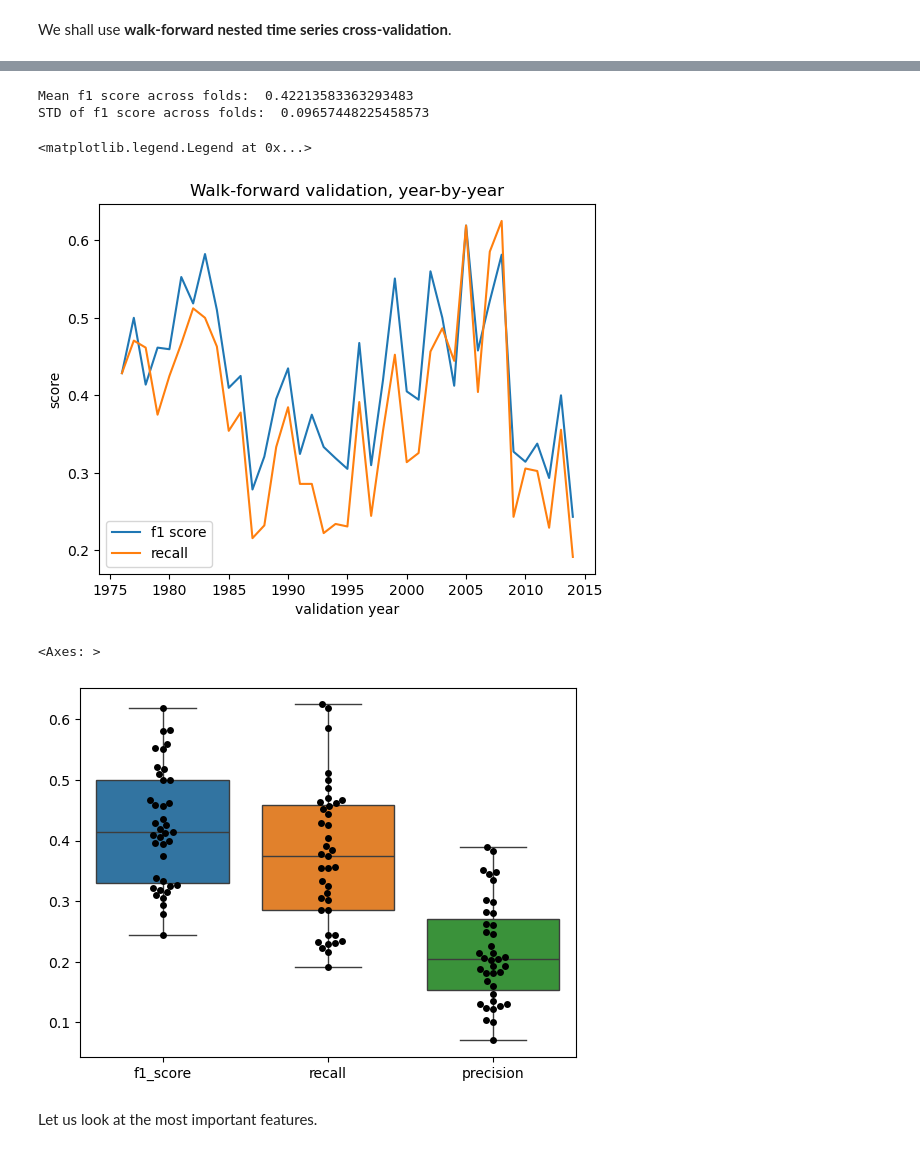
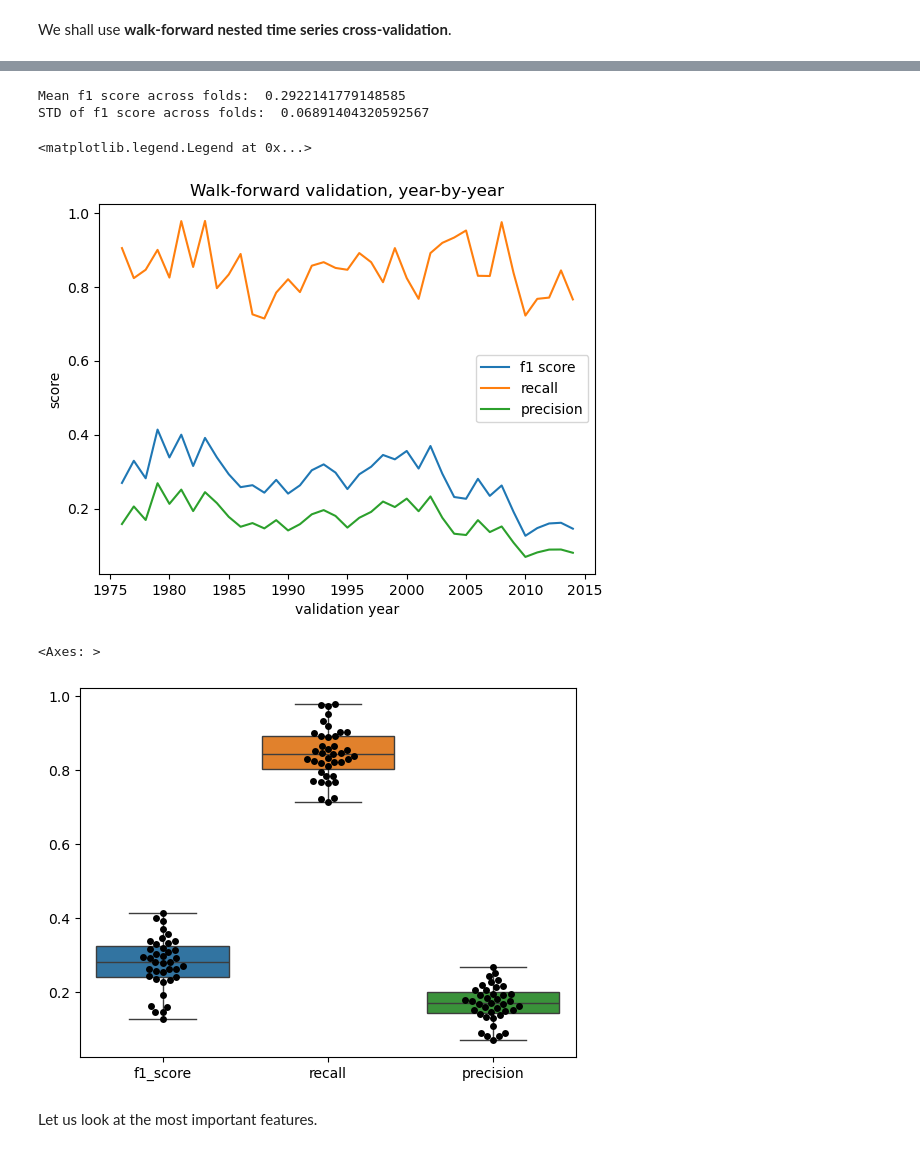
Before and after one commit to Erdos-Projects/summer26-nomination-worthy-books, a Jupyter notebook: CLEAN-REPO/models/logistic_reg.ipynb, the cells around one changed output, grey strips where cells are left out. Drawn from its saved outputs; the diff is of its cells as text; code cells hidden in the pictures.

```diff
--- a/CLEAN-REPO/models/logistic_reg.ipynb
+++ b/CLEAN-REPO/models/logistic_reg.ipynb
@@ -55,7 +55,7 @@ feature_preprocessing = ColumnTransformer(
     transformers=[
         ('numerical_scaling', YearByYearStandardScaler(year_column='release_year', scale_columns=numerical_features), numerical_features + ['release_year']),
         # ('bool_to_int', FunctionTransformer(lambda x: x.astype(int), feature_names_out='one-to-one'), bool_features),
-        # ('onehot', categorical_pipeline, categorical_features),
+        ('onehot', categorical_pipeline, categorical_features),
     ('tag_similarity', YearlyGenreTagScaler(tag_columns=list(tag_dataframe.columns), year_column='release_year'), list(tag_dataframe.columns) + ['release_year']) ,
     ('nominee_similarity', YearlyPastNomineeSimilarityScaler(tag_columns=list(tag_dataframe.columns), year_column='release_year'), list(tag_dataframe.columns) + ['release_year'])
             ],
@@ -74,18 +74,19 @@ from sklearn.preprocessing import PolynomialFeatures
 
 model = Pipeline([
     ('preprocess', feature_preprocessing),
-    ('poly', PolynomialFeatures(degree=2, interaction_only=False, include_bias=False)),
-    ('lr', LogisticRegression(penalty='l2', class_weight='balanced', max_iter=1000))
+    ('lr', LogisticRegression(l1_ratio=0, class_weight='balanced', max_iter=1000))
 ])
 
 books_tt['years_since_last_nomination'] = books_tt['years_since_last_nomination'].fillna(99)
 # %%
 from sklearn.metrics import confusion_matrix
 from sklearn.metrics import f1_score, precision_recall_curve
-from sklearn.metrics import average_precision_score, ndcg_score
+from sklearn.metrics import precision_score, ndcg_score
 from sklearn.metrics import recall_score
 
 cv_data = []
+
+
 
 for num, fold in enumerate(windows):
     book_train = fold[0]
@@ -100,13 +101,13 @@ for num, fold in enumerate(windows):
 
     scores = model.predict_proba(book_val[features])[:, 1]
 
-    ypred = (scores > 0.95).astype(int)
+    ypred = (scores > 0.5).astype(int)
 
     book_val['predicted'] = ypred
 
     f1score = f1_score(book_val['target'], book_val['predicted'].values)
     recall = recall_score(book_val['target'], book_val['predicted'].values)
-    precision = average_precision_score(book_val['target'], book_val['predicted'].values)
+    precision = precision_score(book_val['target'], book_val['predicted'].values)
 
     cv_data.append({'fold': num, "val_year": year, 'f1_score': f1score, 'recall': recall, 'precision': precision})
 # %% [output]
@@ -132,18 +118,19 @@ cv_result = pd.DataFrame(cv_data)
 print("Mean f1 score across folds: ", cv_result['f1_score'].mean())
 print("STD of f1 score across folds: ", cv_result['f1_score'].std())
 # %% [output]
-Mean f1 score across folds:  0.42213583363293483
-STD of f1 score across folds:  0.09657448225458573
+Mean f1 score across folds:  0.2922141779148585
+STD of f1 score across folds:  0.06891404320592567
 # %%
 plt.plot([year[0] for year in cv_result['val_year']], cv_result['f1_score'], label='f1 score')
 plt.plot([year[0] for year in cv_result['val_year']], cv_result['recall'], label='recall')
+plt.plot([year[0] for year in cv_result['val_year']], cv_result['precision'], label='precision')
 plt.xlabel("validation year")
 plt.ylabel("score")
 plt.title('Walk-forward validation, year-by-year')
 plt.legend()
 # %% [output]
 <matplotlib.legend.Legend at 0x...>
-[figure, old version]
+[figure, new version]
 # %%
 import seaborn as sns
 
@@ -153,7 +140,7 @@ ax = sns.boxplot(data=cv_result[['f1_score', 'recall', 'precision']])
 sns.swarmplot(data=cv_result[['f1_score', 'recall', 'precision']], ax=ax, color='black')
 # %% [output]
 <Axes: >
-[figure, old version]
+[figure, new version]
 # %% [markdown]
 Let us look at the most important features.
 # %%
```
Also changed, not shown: parts of 20 cells of this notebook, 2 other files.
